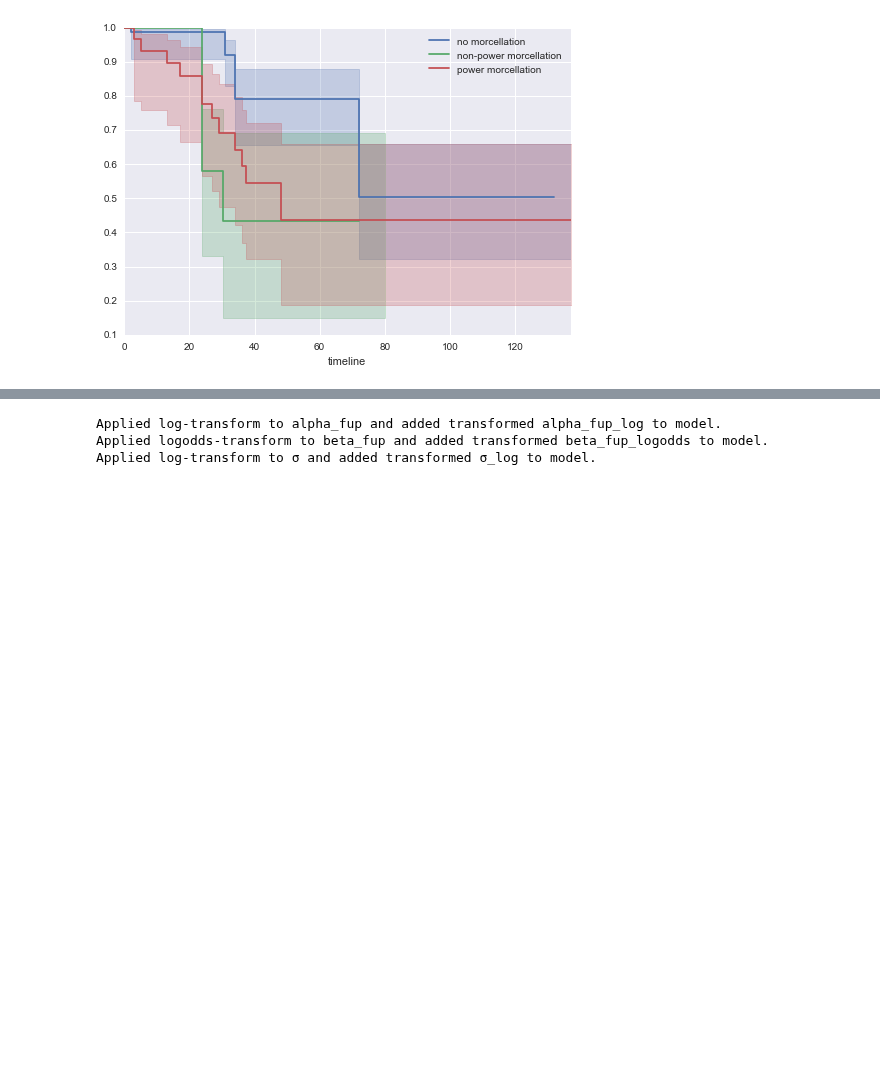
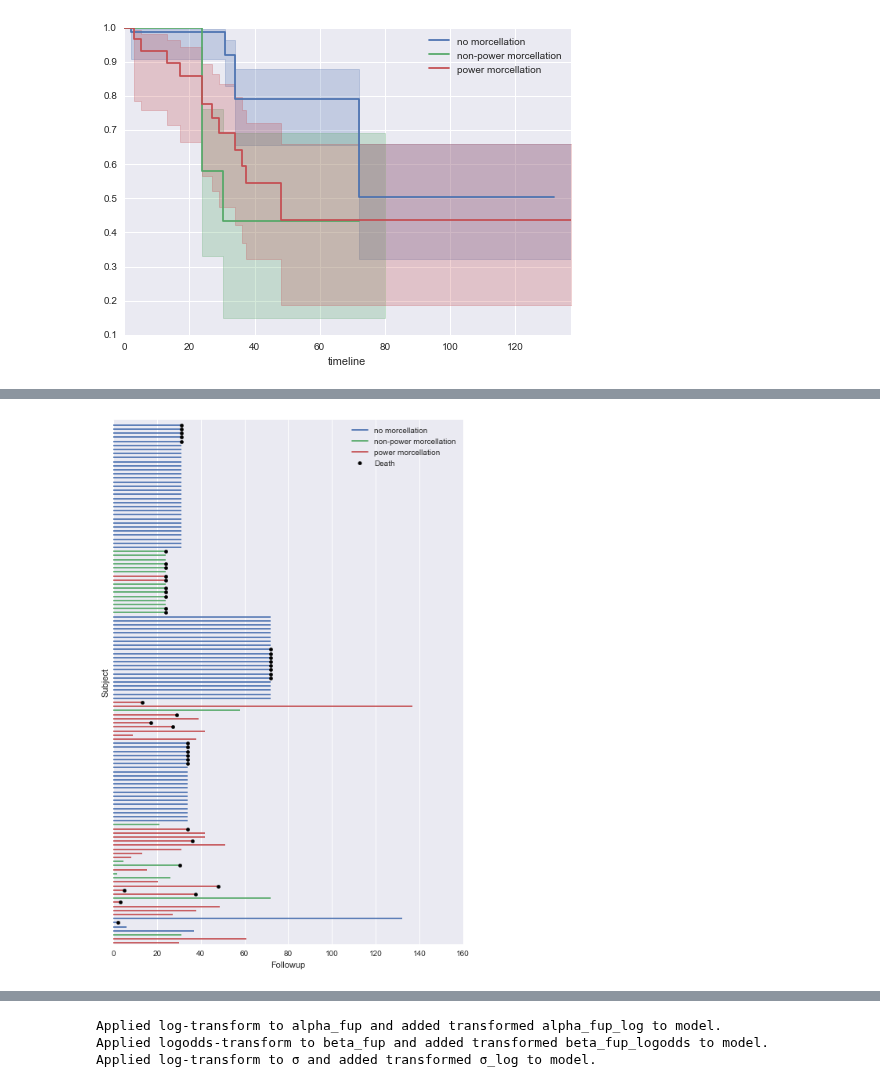
Before and after one commit to VanderbiltPopHealthSci/uterine_fibroids_MA, a Jupyter notebook: Key Question 4 Meta-analysis.ipynb, the cells around one changed output, grey strips where cells are left out. Cells and saved outputs as stored; diff of their text form; code cells hidden in the pictures; blank space fills up the shorter version.

```diff
--- a/Key Question 4 Meta-analysis.ipynb
+++ b/Key Question 4 Meta-analysis.ipynb
@@ -160,0 +168,28 @@ for ax in axes.flatten():
+# %%
+fig, ax = plt.subplots(figsize=(8, 12))
+n_patients = kq4_data.shape[0]
+
+blue, green, red = sns.color_palette()[:3]
+
+ax.hlines(kq4_data.index[ix0], 0, time[ix0],
+          color=blue, label='no morcellation')
+
+ax.hlines(kq4_data.index[ix1], 0, time[ix1],
+          color=green, label='non-power morcellation')
+
+ax.hlines(kq4_data.index[ix2], 0, time[ix2],
+          color=red, label='power morcellation')
+
+ax.scatter(time[kq4_data.died == 1], kq4_data.index[kq4_data.died == 1],
+           color='k', zorder=10, label='Death');
+
+ax.set_xlim(left=0)
+ax.set_ylabel('Subject')
+ax.set_xlabel('Followup')
+ax.set_yticks([])
+
+ax.set_ylim(-0.25, n_patients + 0.25)
+
+ax.legend(loc='upper right');
+# %% [output]
+[figure, added]
```
Also changed, not shown: parts of 23 cells of this notebook.
